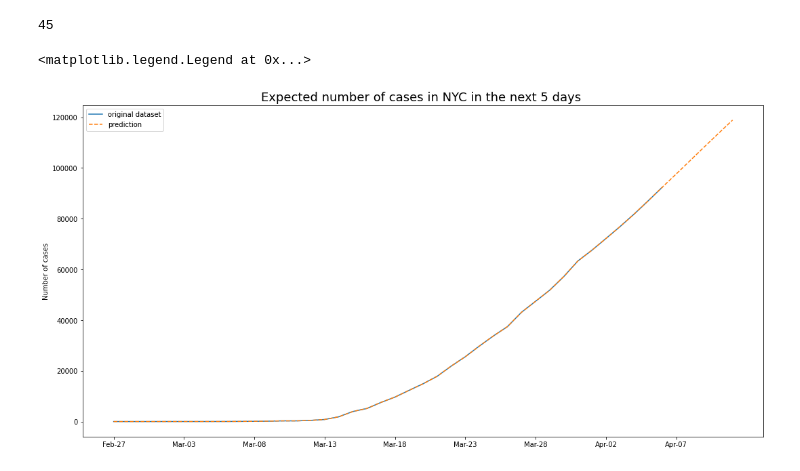
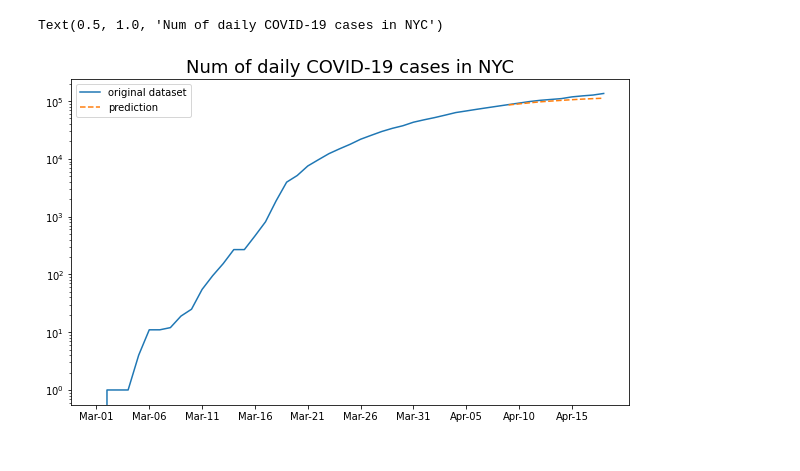
Before and after one commit to armandordorica/Twitter_Sentiment_Analysis, a Jupyter notebook: Covid19_NYC_ARIMA.ipynb, the cells around one changed output. Cells and saved outputs as stored; diff of their text form; code cells hidden in the pictures.

```diff
--- a/Covid19_NYC_ARIMA.ipynb
+++ b/Covid19_NYC_ARIMA.ipynb
@@ -155,7 +157,7 @@ X = dataset.values
 days_in_year = 1
 differenced = difference(X, days_in_year)
 # fit model
-model = ARIMA(differenced, order=(3,0,0))
+model = ARIMA(differenced, order=(7,0,0))
 model_fit = model.fit(disp=0)
 # print summary of fit model
 print(model_fit.summary())
@@ -196,6 +202,7 @@ Forecast: 81407.684366
 # %%
 # multi-step out-of-sample forecast
-forecast = model_fit.forecast(steps=3)[0]
+num_steps = 10
+forecast = model_fit.forecast(steps=num_steps)[0]
 # %%
 forecast_one_week_ahead = []
 history = [x for x in X]
@@ -321,9 +261,0 @@ forecast = model_fit.forecast(steps=5)[0]
-# %%
-forecast_one_week_ahead = []
-history = [x for x in X]
-day = 1
-for yhat in forecast:
-	inverted = inverse_difference(history, yhat, days_in_year)
-	print('Day %d: %f' % (day, inverted))
-	history.append(inverted)
-	day += 1
@@ -349,5 +261,0 @@ date_list = [base - datetime.timedelta(days=x) for x in range(days_from_today +
-# %%
-list_of_dates =  []
-for i in range(0, len(date_list)):
-  list_of_dates.append(date_list[i].strftime("%b-%d"))
-list_of_dates
@@ -374,4 +261,0 @@ list_of_dates.reverse()
-# %%
-len( history[-days_from_today-days_forward:])
-# %% [output]
-45
@@ -380,11 +262,13 @@ x_ticks= [list_of_dates[i] for i in range(0, len(list_of_dates), 5)]
-# %%
-plt.figure(figsize = (18,9))
-plt.plot(list(series)[-days_from_today:], label = 'original dataset')
-plt.plot(list_of_dates, history[-days_from_today-days_forward:], label = 'prediction' , ls = 'dashed')
-plt.ylabel("Number of cases")
-plt.title("Expected number of cases in NYC in the next {} days ".format(days_forward), fontsize = 18)
-plt.xticks(x_ticks)
-plt.legend()
-# %% [output]
-<matplotlib.legend.Legend at 0x...>
-[figure, removed]
+# %%
+plt.figure(figsize = (10,6))
+
+plt.yscale("log")
+plt.plot(list_of_dates, list(series)[-50:], label = 'original dataset' )
+plt.plot(list_of_dates[-10:], history[-10:], label = 'prediction' , ls = 'dashed')
+plt.xticks(x_ticks)
+plt.legend()
+
+plt.title("Num of daily COVID-19 cases in NYC", fontsize = 18)
+# %% [output]
+Text(0.5, 1.0, 'Num of daily COVID-19 cases in NYC')
+[figure, added]
```
Also changed, not shown: parts of 87 cells of this notebook.
